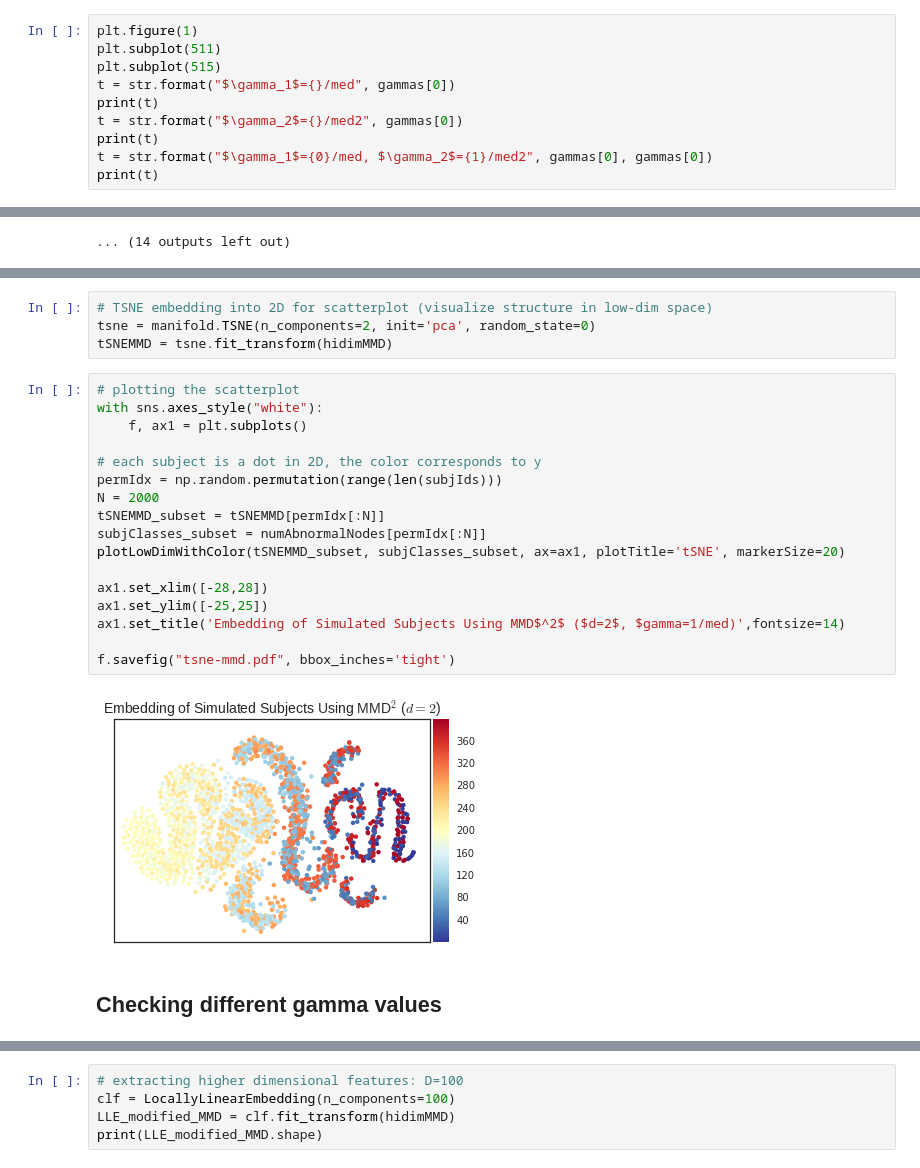
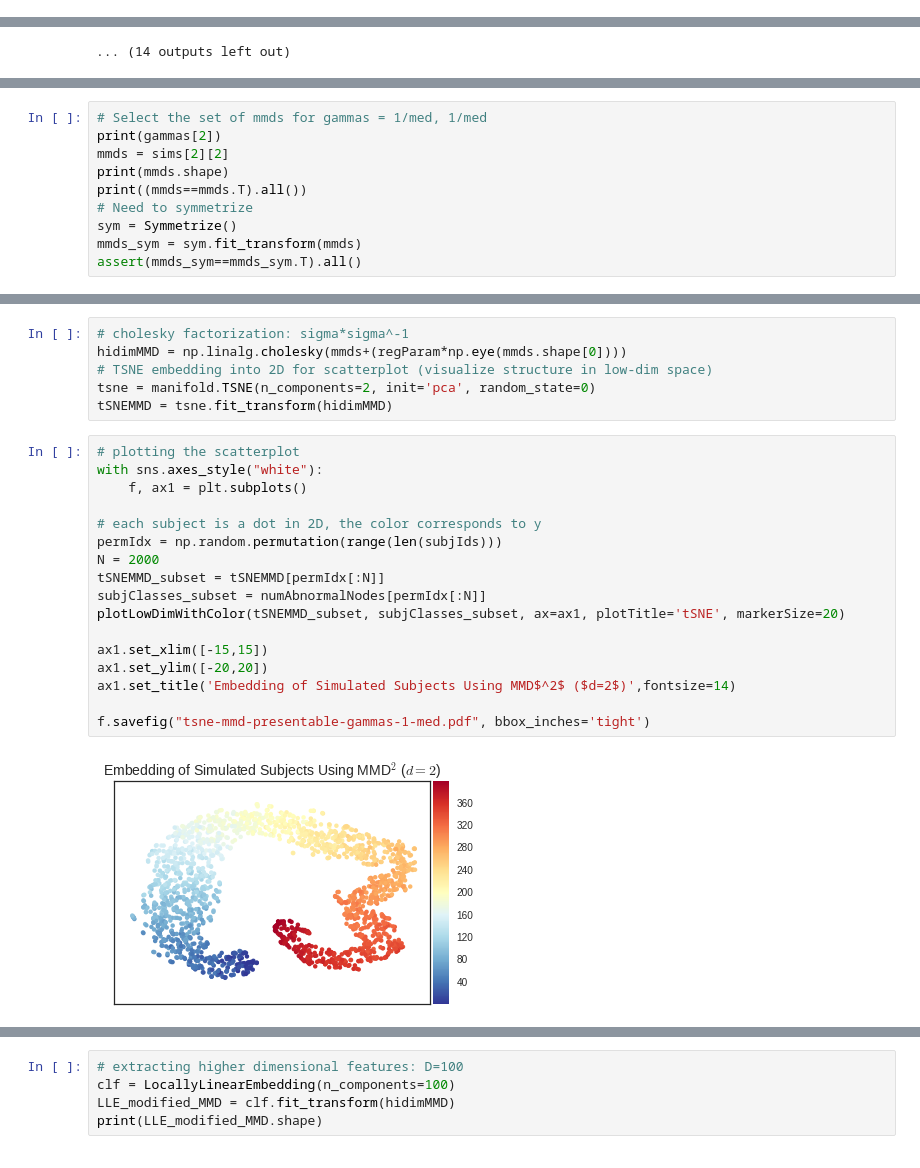
Before and after one commit to sumedhasingla/COPDImageAnalysis, a Jupyter notebook: notebooks/testingGammasMMD.ipynb, the cells around one changed output, grey strips where cells are left out. Saved outputs shown, nothing was run; the diff lists cells and outputs as text.

Commit message:
moved kernel evaluation to a new file, new TSNE graphs after working around Dougal's error in RBF

```diff
--- a/notebooks/runningMMD.ipynb
+++ b/notebooks/testingGammasMMD.ipynb
@@ -320,13 +320,3 @@ def  plotLowDimWithColor( nodes2D, subjColor,
         ax.set_title(plotTitle)
         ax.get_xaxis().set_visible(False)
         ax.get_yaxis().set_visible(False)
-# %%
-plt.figure(1)
-plt.subplot(511)
-plt.subplot(515)
-t = str.format("$\gamma_1$={}/med", gammas[0])
-print(t)
-t = str.format("$\gamma_2$={}/med2", gammas[0])
-print(t)
-t = str.format("$\gamma_1$={0}/med, $\gamma_2$={1}/med2", gammas[0], gammas[0])
-print(t)
@@ -383,0 +371,10 @@ for j in xrange(len(sims)): # iterate through gamma2
+# %%
+# Select the set of mmds for gammas = 1/med, 1/med
+print(gammas[2])
+mmds = sims[2][2]
+print(mmds.shape)
+print((mmds==mmds.T).all())
+# Need to symmetrize
+sym = Symmetrize()
+mmds_sym = sym.fit_transform(mmds)
+assert(mmds_sym==mmds_sym.T).all()
@@ -384,25 +396,25 @@ for j in xrange(len(sims)): # iterate through gamma2
 # %%
+# cholesky factorization: sigma*sigma^-1
+hidimMMD = np.linalg.cholesky(mmds+(regParam*np.eye(mmds.shape[0])))
 # TSNE embedding into 2D for scatterplot (visualize structure in low-dim space)
 tsne = manifold.TSNE(n_components=2, init='pca', random_state=0)
 tSNEMMD = tsne.fit_transform(hidimMMD)
 # %%
 # plotting the scatterplot
 with sns.axes_style("white"):
     f, ax1 = plt.subplots()
 
 # each subject is a dot in 2D, the color corresponds to y
 permIdx = np.random.permutation(range(len(subjIds)))
 N = 2000
 tSNEMMD_subset = tSNEMMD[permIdx[:N]]
 subjClasses_subset = numAbnormalNodes[permIdx[:N]]
 plotLowDimWithColor(tSNEMMD_subset, subjClasses_subset, ax=ax1, plotTitle='tSNE', markerSize=20)
 
-ax1.set_xlim([-28,28])
-ax1.set_ylim([-25,25])
-ax1.set_title('Embedding of Simulated Subjects Using MMD$^2$ ($d=2$, $gamma=1/med)',fontsize=14)
+ax1.set_xlim([-15,15])
+ax1.set_ylim([-20,20])
+ax1.set_title('Embedding of Simulated Subjects Using MMD$^2$ ($d=2$)',fontsize=14)
 
-f.savefig("tsne-mmd.pdf", bbox_inches='tight')
+f.savefig("tsne-mmd-presentable-gammas-1-med.pdf", bbox_inches='tight')
 # %% [output]
-[figure, old version]
+[figure, new version]
-# %% [markdown]
-## Checking different gamma values
```
Also changed, not shown: parts of 13 cells of this notebook, 1 other file.
